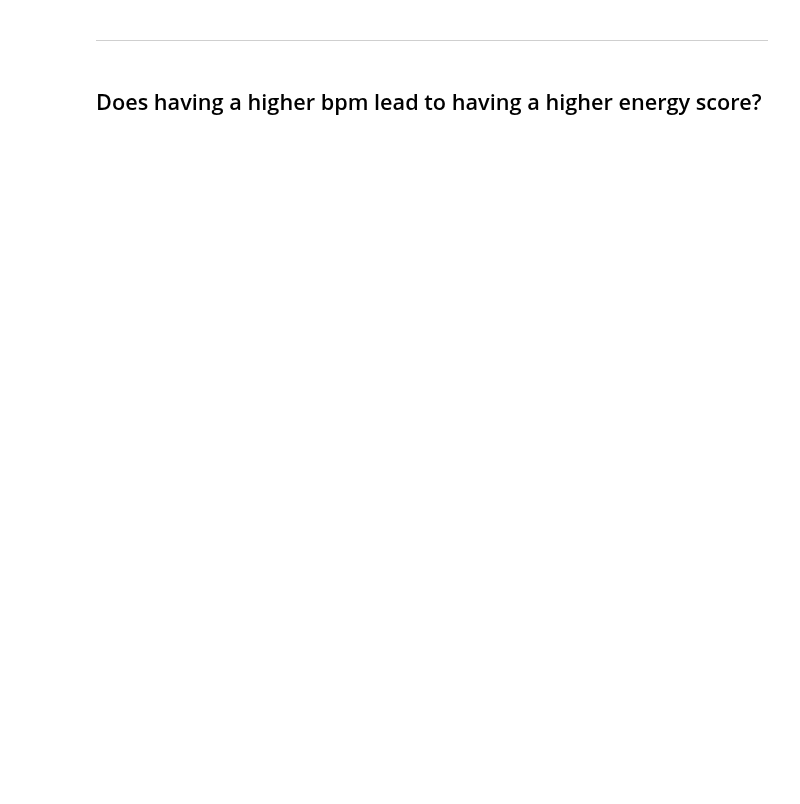
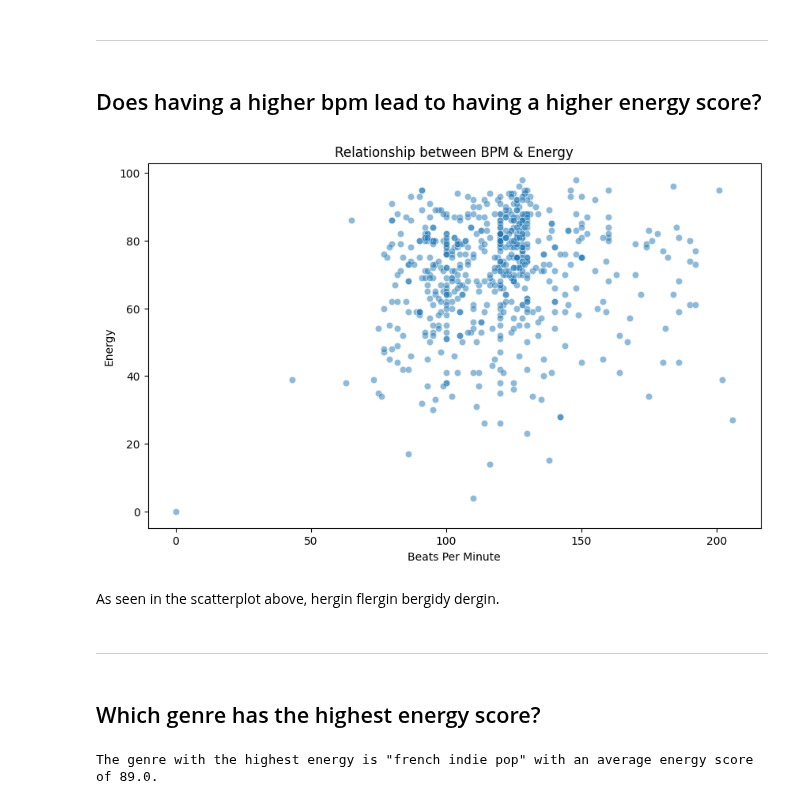
Before and after one commit to TravisAlstrand/DA_P7, a Jupyter notebook: musical-analysis.ipynb, the cells around one changed output. Saved outputs shown, nothing was run; the diff lists cells and outputs as text; code cells hidden in the pictures; blank space fills up the shorter version.

Commit message:
highest energy genre complete

```diff
--- a/musical-analysis.ipynb
+++ b/musical-analysis.ipynb
@@ -127,3 +127,24 @@ Seen in the scatterplot above, there does seem to be a strong correlation betwee
 ___
 # %% [markdown]
 ## Does having a higher bpm lead to having a higher energy score?
+# %%
+plt.figure(figsize=(10, 6))
+snes.scatterplot(x="bpm", y="nrgy", data=all_top_songs, alpha=0.5)
+plt.xlabel("Beats Per Minute")
+plt.ylabel("Energy")
+plt.title("Relationship between BPM & Energy")
+plt.show()
+# %% [output]
+[figure, added]
+# %% [markdown]
+As seen in the scatterplot above, hergin flergin bergidy dergin.
+# %% [markdown]
+___
+# %% [markdown]
+## Which genre has the highest energy score?
+# %%
+genre_energy_mean = all_top_songs.groupby("top genre")["nrgy"].mean().reset_index()
+highest_energy_genre = genre_energy_mean.loc[genre_energy_mean["nrgy"].idxmax()]
+print(f"The genre with the highest energy is \"{highest_energy_genre['top genre']}\" with an average energy score of {highest_energy_genre['nrgy']}.")
+# %% [output]
+The genre with the highest energy is "french indie pop" with an average energy score of 89.0.
```
Also changed, not shown: parts of 1 cell of this notebook.
